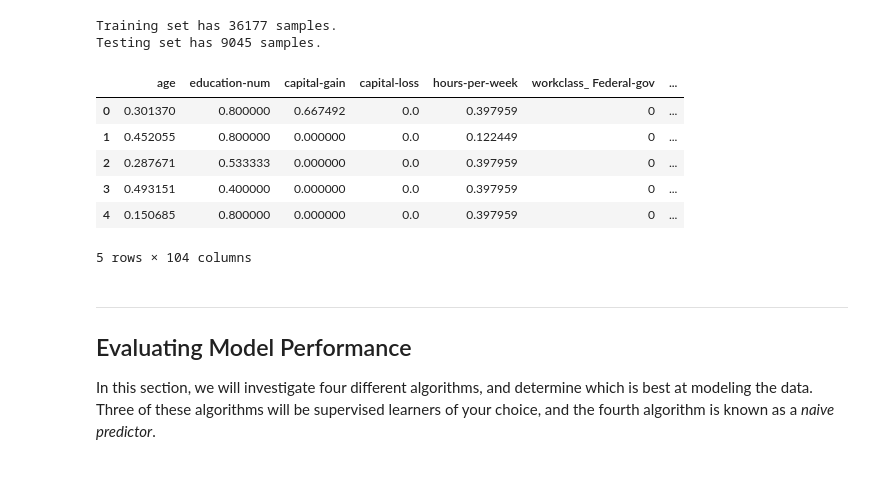
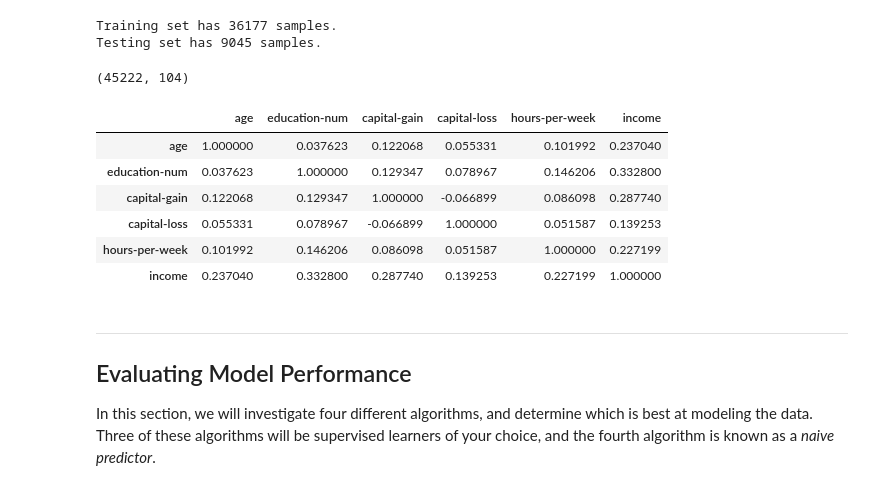
Before and after one commit to cidmedeiros/ml-projects, a Jupyter notebook: projects/finding_donors/finding_donors.ipynb, the cells around one changed output. Saved outputs shown, nothing was run; the diff lists cells and outputs as text; code cells hidden in the pictures.

```diff
--- a/projects/finding_donors/finding_donors.ipynb
+++ b/projects/finding_donors/finding_donors.ipynb
@@ -207,15 +209,20 @@ Testing set has 9045 samples.
 # %%
 df = pd.DataFrame(features_final)
 df['income'] = income
-df.head(5)
+df.shape
 # %% [output]
-|  | age | education-num | capital-gain | capital-loss | hours-per-week | workclass_ Federal-gov | ... |
-| 0 | 0.301370 | 0.800000 | 0.667492 | 0.0 | 0.397959 | 0 | ... |
-| 1 | 0.452055 | 0.800000 | 0.000000 | 0.0 | 0.122449 | 0 | ... |
-| 2 | 0.287671 | 0.533333 | 0.000000 | 0.0 | 0.397959 | 0 | ... |
-| 3 | 0.493151 | 0.400000 | 0.000000 | 0.0 | 0.397959 | 0 | ... |
-| 4 | 0.150685 | 0.800000 | 0.000000 | 0.0 | 0.397959 | 0 | ... |
-5 rows × 104 columns
+(45222, 104)
+# %%
+features_log_minmax_transform['income'] = income
+features_log_minmax_transform.corr()
+# %% [output]
+|  | age | education-num | capital-gain | capital-loss | hours-per-week | income |
+| age | 1.000000 | 0.037623 | 0.122068 | 0.055331 | 0.101992 | 0.237040 |
+| education-num | 0.037623 | 1.000000 | 0.129347 | 0.078967 | 0.146206 | 0.332800 |
+| capital-gain | 0.122068 | 0.129347 | 1.000000 | -0.066899 | 0.086098 | 0.287740 |
+| capital-loss | 0.055331 | 0.078967 | -0.066899 | 1.000000 | 0.051587 | 0.139253 |
+| hours-per-week | 0.101992 | 0.146206 | 0.086098 | 0.051587 | 1.000000 | 0.227199 |
+| income | 0.237040 | 0.332800 | 0.287740 | 0.139253 | 0.227199 | 1.000000 |
 # %% [markdown]
 ----
 ## Evaluating Model Performance
```
Also changed, not shown: parts of 5 cells of this notebook, 4 other files.
